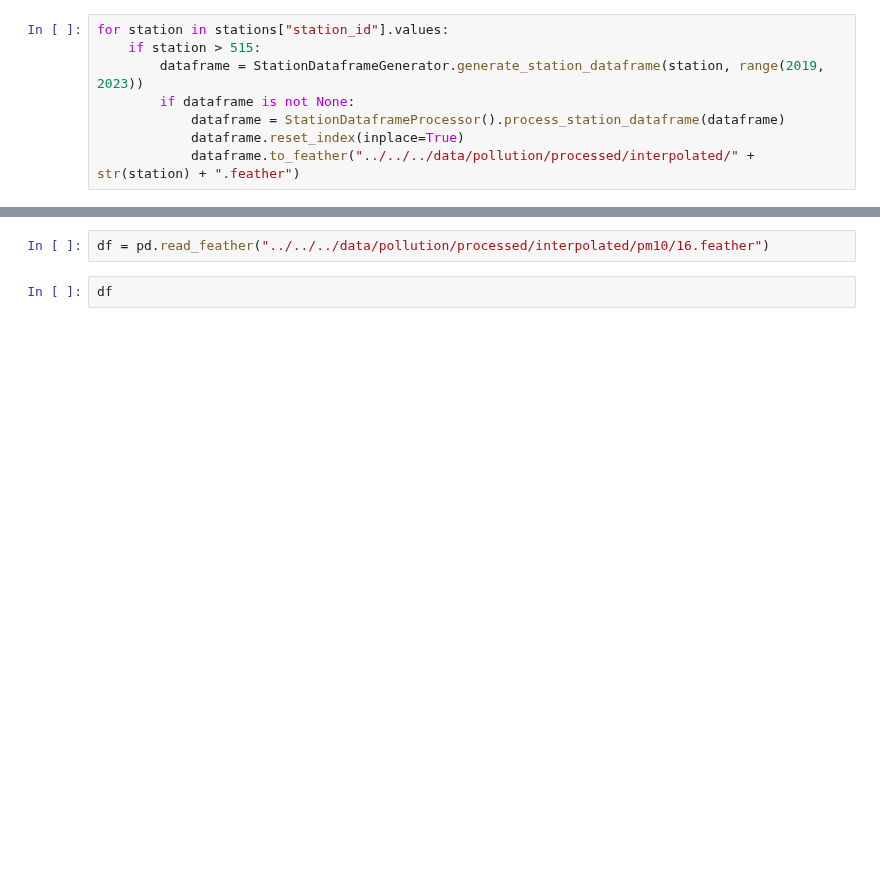
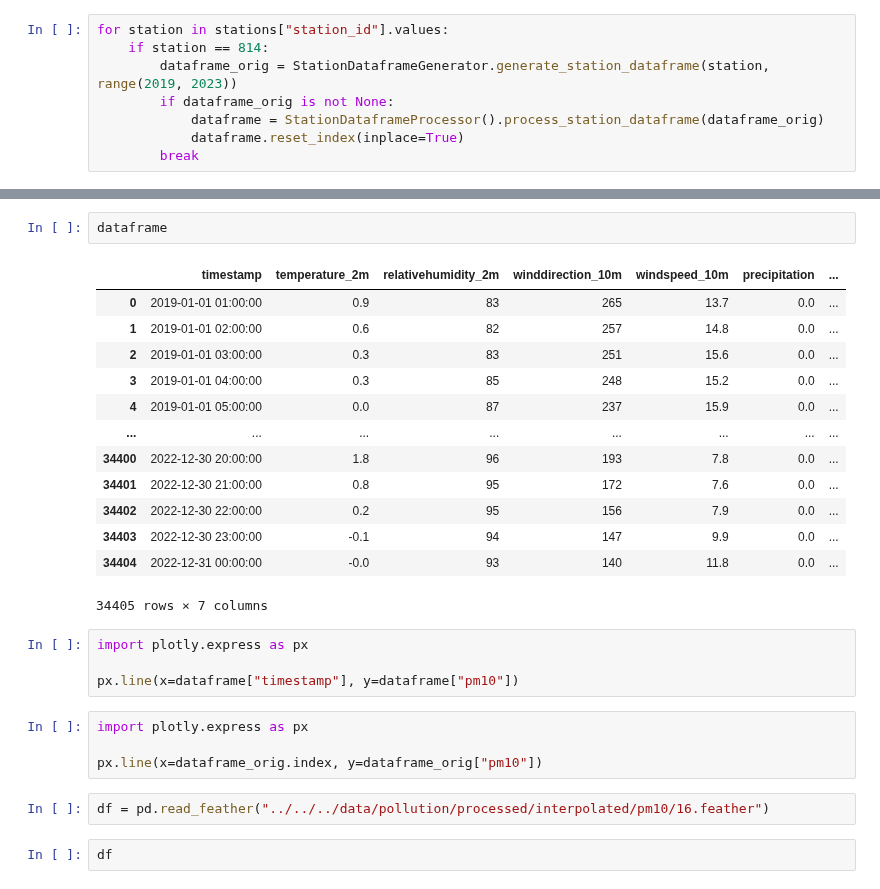
Before and after one commit to TheisNiklas/particulate-matter-prediction, a Jupyter notebook: src/machine_learning/dataset_gen/ProcessExecBook.ipynb, the cells around one changed output, grey strips where cells are left out. Saved outputs shown, nothing was run; the diff lists cells and outputs as text; blank space fills up the shorter version.

```diff
--- a/src/machine_learning/dataset_gen/ProcessExecBook.ipynb
+++ b/src/machine_learning/dataset_gen/ProcessExecBook.ipynb
@@ -10,8 +8,8 @@ ModuleNotFoundError: No module named 'weatherdata'
 # %%
 for station in stations["station_id"].values:
-    if station > 515:
-        dataframe = StationDataframeGenerator.generate_station_dataframe(station, range(2019, 2023))
-        if dataframe is not None:
-            dataframe = StationDataframeProcessor().process_station_dataframe(dataframe)
+    if station == 814:
+        dataframe_orig = StationDataframeGenerator.generate_station_dataframe(station, range(2019, 2023))
+        if dataframe_orig is not None:
+            dataframe = StationDataframeProcessor().process_station_dataframe(dataframe_orig)
             dataframe.reset_index(inplace=True)
-            dataframe.to_feather("../../../data/pollution/processed/interpolated/" + str(station) + ".feather")
+        break
@@ -18,3 +33,27 @@ for station in stations["station_id"].values:
+# %%
+dataframe
+# %% [output]
+|  | timestamp | temperature_2m | relativehumidity_2m | winddirection_10m | windspeed_10m | precipitation | ... |
+| 0 | 2019-01-01 01:00:00 | 0.9 | 83 | 265 | 13.7 | 0.0 | ... |
+| 1 | 2019-01-01 02:00:00 | 0.6 | 82 | 257 | 14.8 | 0.0 | ... |
+| 2 | 2019-01-01 03:00:00 | 0.3 | 83 | 251 | 15.6 | 0.0 | ... |
+| 3 | 2019-01-01 04:00:00 | 0.3 | 85 | 248 | 15.2 | 0.0 | ... |
+| 4 | 2019-01-01 05:00:00 | 0.0 | 87 | 237 | 15.9 | 0.0 | ... |
+| ... | ... | ... | ... | ... | ... | ... | ... |
+| 34400 | 2022-12-30 20:00:00 | 1.8 | 96 | 193 | 7.8 | 0.0 | ... |
+| 34401 | 2022-12-30 21:00:00 | 0.8 | 95 | 172 | 7.6 | 0.0 | ... |
+| 34402 | 2022-12-30 22:00:00 | 0.2 | 95 | 156 | 7.9 | 0.0 | ... |
+| 34403 | 2022-12-30 23:00:00 | -0.1 | 94 | 147 | 9.9 | 0.0 | ... |
+| 34404 | 2022-12-31 00:00:00 | -0.0 | 93 | 140 | 11.8 | 0.0 | ... |
+34405 rows × 7 columns
+# %%
+import plotly.express as px
+
+px.line(x=dataframe["timestamp"], y=dataframe["pm10"])
+# %%
+import plotly.express as px
+
+px.line(x=dataframe_orig.index, y=dataframe_orig["pm10"])
 # %%
 df = pd.read_feather("../../../data/pollution/processed/interpolated/pm10/16.feather")
 # %%
```
Also changed, not shown: parts of 2 cells of this notebook, 2 other files.
